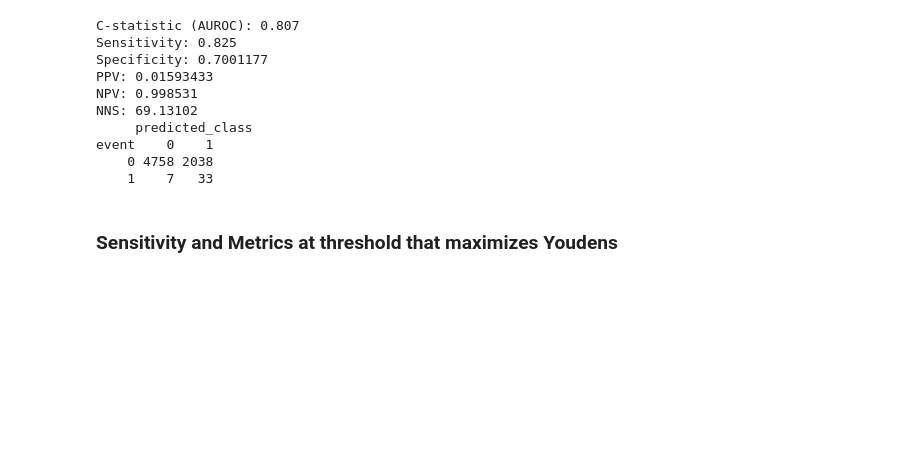
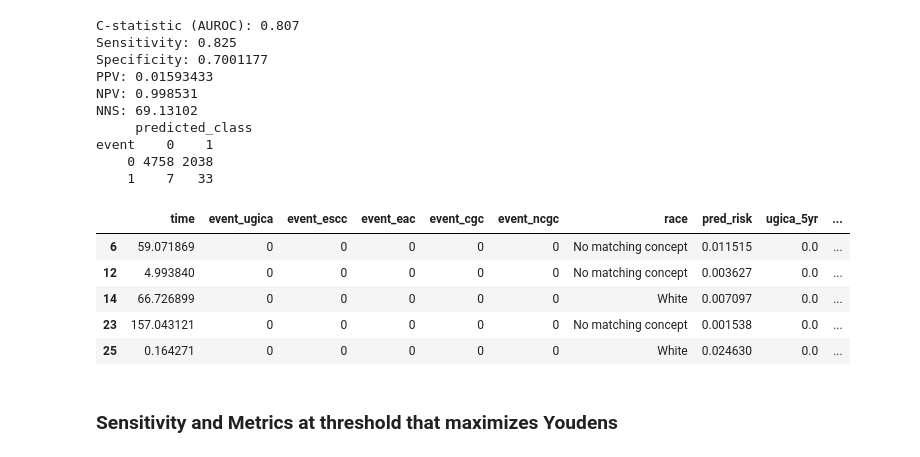
Before and after one commit to alyssayc/ugi-risk, a Jupyter notebook: notebook/analysis_1.ipynb, the cells around one changed output. Cells and saved outputs as stored; diff of their text form; code cells hidden in the pictures; blank space fills up the shorter version.

```diff
--- a/notebook/analysis_1.ipynb
+++ b/notebook/analysis_1.ipynb
@@ -516,6 +550,17 @@ NNS: 69.13102
 event    0    1
     0 4758 2038
     1    7   33
+# %%
+r_df_validation_risk = r['r_df_validation_risk']
+df_validation_risk = pandas2ri.rpy2py(r_df_validation_risk)
+df_validation_risk.head()
+# %% [output]
+|  | time | event_ugica | event_escc | event_eac | event_cgc | event_ncgc | race | pred_risk | ugica_5yr | ... |
+| 6 | 59.071869 | 0 | 0 | 0 | 0 | 0 | No matching concept | 0.011515 | 0.0 | ... |
+| 12 | 4.993840 | 0 | 0 | 0 | 0 | 0 | No matching concept | 0.003627 | 0.0 | ... |
+| 14 | 66.726899 | 0 | 0 | 0 | 0 | 0 | White | 0.007097 | 0.0 | ... |
+| 23 | 157.043121 | 0 | 0 | 0 | 0 | 0 | No matching concept | 0.001538 | 0.0 | ... |
+| 25 | 0.164271 | 0 | 0 | 0 | 0 | 0 | White | 0.024630 | 0.0 | ... |
 # %% [markdown]
 ### Sensitivity and Metrics at threshold that maximizes Youdens
 # %%
```
Also changed, not shown: parts of 24 cells of this notebook.
